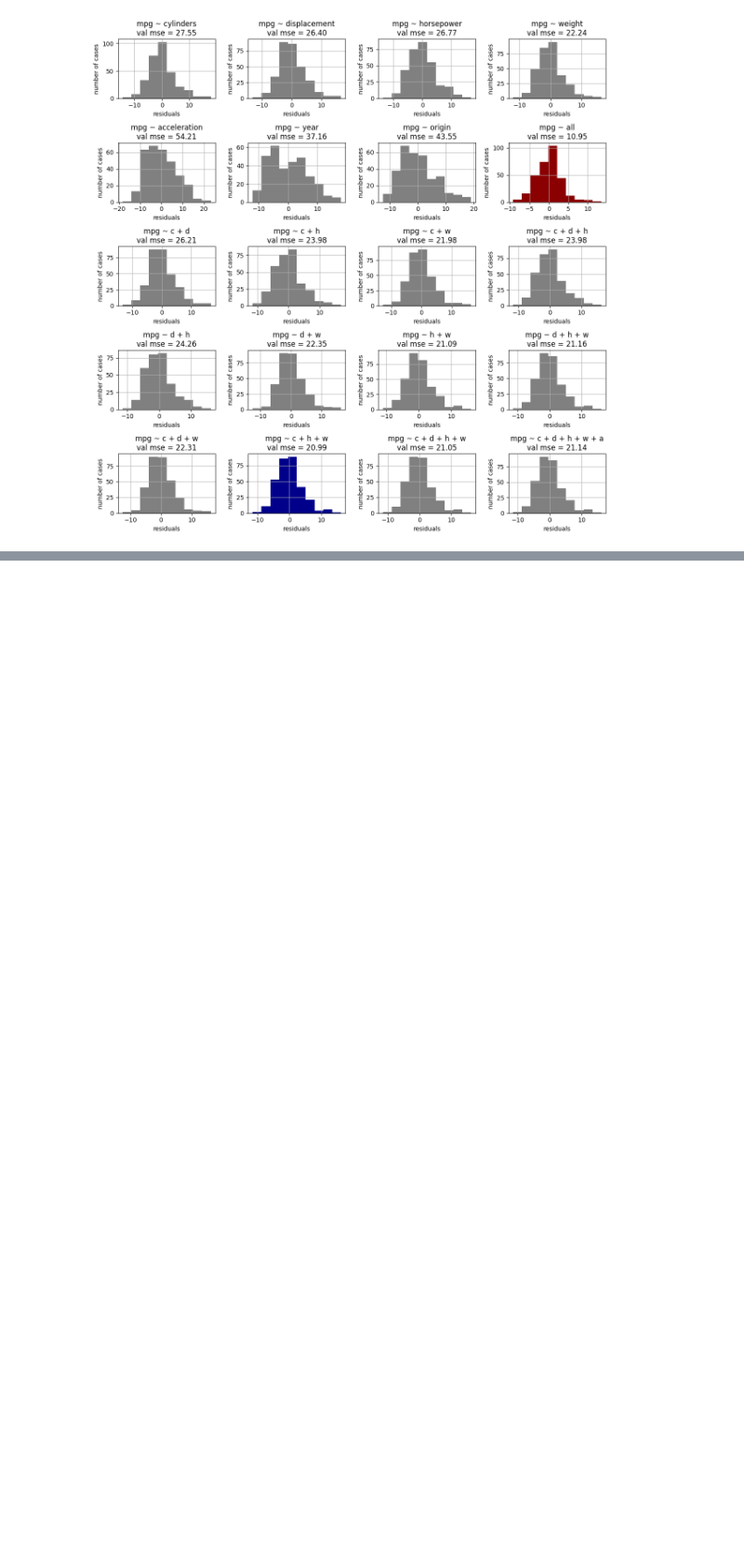
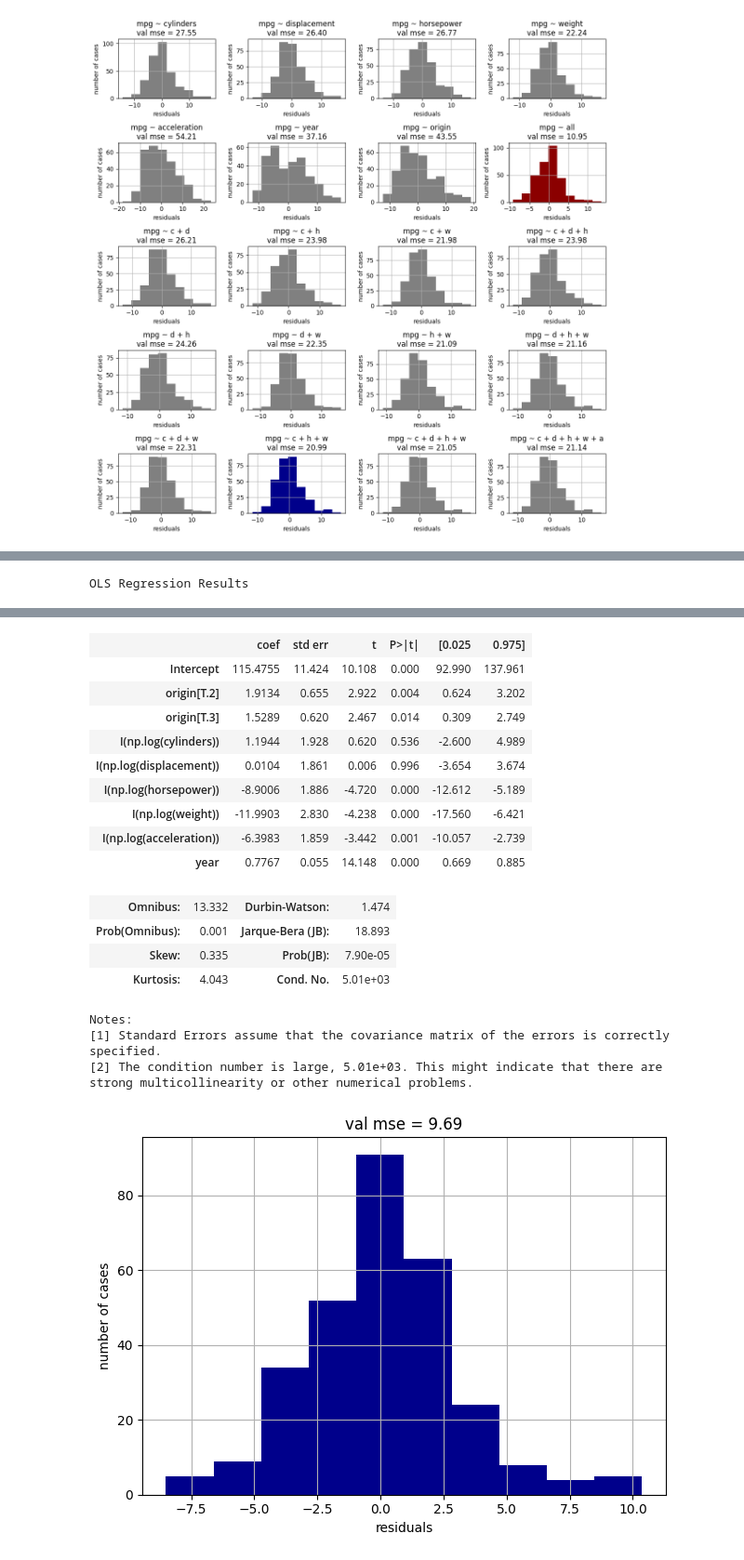
Before and after one commit to zalewski26/data-mining-2023, a Jupyter notebook: regression/auto_analysis.ipynb, the cells around one changed output, grey strips where cells are left out. Shown: that part at 93% size. Cells and saved outputs as stored; diff of their text form; code cells hidden in the pictures; blank space fills up the shorter version.

```diff
--- a/regression/auto_analysis.ipynb
+++ b/regression/auto_analysis.ipynb
@@ -204,0 +205,12 @@ for model in models:
+# %%
+model = "mpg ~ I(np.log(cylinders)) + I(np.log(displacement)) + I(np.log(horsepower)) + I(np.log(weight)) + \
+    I(np.log(acceleration)) + year + origin"
+result, mse = linearRegression(df, model, seed)
+result.resid.hist(color="darkblue")
+plt.xlabel("residuals")
+plt.ylabel("number of cases")
+plt.title(f"val mse = {mse['valid']:.2f}")
+plt.tight_layout()
+result.summary()
+# %% [output]
+OLS Regression Results
@@ -204,0 +226,19 @@ for model in models:
+|  | coef | std err | t | P>|t| | [0.025 | 0.975] |
+| Intercept | 115.4755 | 11.424 | 10.108 | 0.000 | 92.990 | 137.961 |
+| origin[T.2] | 1.9134 | 0.655 | 2.922 | 0.004 | 0.624 | 3.202 |
+| origin[T.3] | 1.5289 | 0.620 | 2.467 | 0.014 | 0.309 | 2.749 |
+| I(np.log(cylinders)) | 1.1944 | 1.928 | 0.620 | 0.536 | -2.600 | 4.989 |
+| I(np.log(displacement)) | 0.0104 | 1.861 | 0.006 | 0.996 | -3.654 | 3.674 |
+| I(np.log(horsepower)) | -8.9006 | 1.886 | -4.720 | 0.000 | -12.612 | -5.189 |
+| I(np.log(weight)) | -11.9903 | 2.830 | -4.238 | 0.000 | -17.560 | -6.421 |
+| I(np.log(acceleration)) | -6.3983 | 1.859 | -3.442 | 0.001 | -10.057 | -2.739 |
+| year | 0.7767 | 0.055 | 14.148 | 0.000 | 0.669 | 0.885 |
+| Omnibus: | 13.332 | Durbin-Watson: | 1.474 |
+| Prob(Omnibus): | 0.001 | Jarque-Bera (JB): | 18.893 |
+| Skew: | 0.335 | Prob(JB): | 7.90e-05 |
+| Kurtosis: | 4.043 | Cond. No. | 5.01e+03 |
+Notes:
+[1] Standard Errors assume that the covariance matrix of the errors is correctly specified.
+[2] The condition number is large, 5.01e+03. This might indicate that there are
+strong multicollinearity or other numerical problems.
+[figure, added]
```
Also changed, not shown: parts of 10 cells of this notebook, 2 other files.
